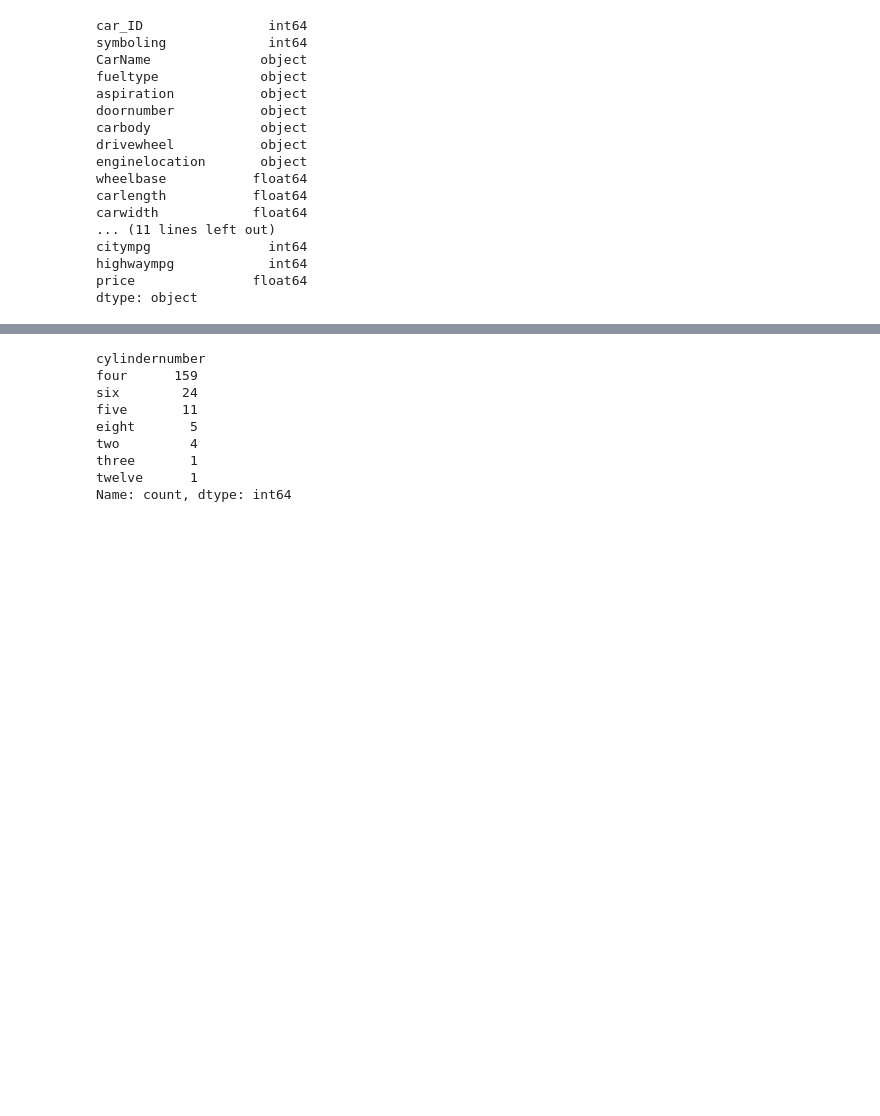
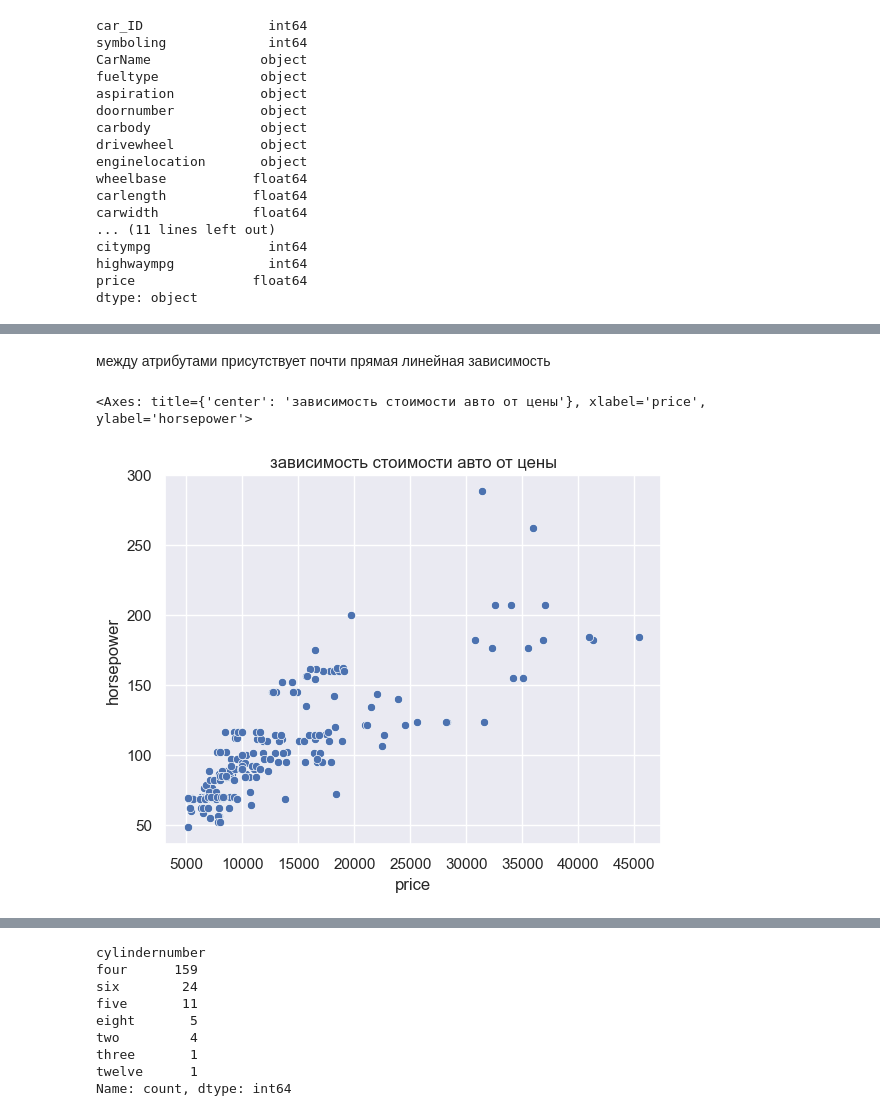
Before and after one commit to looovverrr/TMSds, a Jupyter notebook: lesson 28/praktika.ipynb, the cells around one changed output, grey strips where cells are left out. Saved outputs shown, nothing was run; the diff lists cells and outputs as text; code cells hidden in the pictures; blank space fills up the shorter version.

```diff
--- a/lesson 28/praktika.ipynb
+++ b/lesson 28/praktika.ipynb
@@ -105,0 +175,8 @@ df['Brand'] = df['CarName'].apply(extract_brand)
+# %% [markdown]
+между атрибутами присутствует почти прямая линейная зависимость
+# %%
+plt.title("зависимость стоимости авто от цены")
+sns.scatterplot(df,x='price',y='horsepower')
+# %% [output]
+<Axes: title={'center': 'зависимость стоимости авто от цены'}, xlabel='price', ylabel='horsepower'>
+[figure, added]
```
Also changed, not shown: parts of 42 cells of this notebook.
